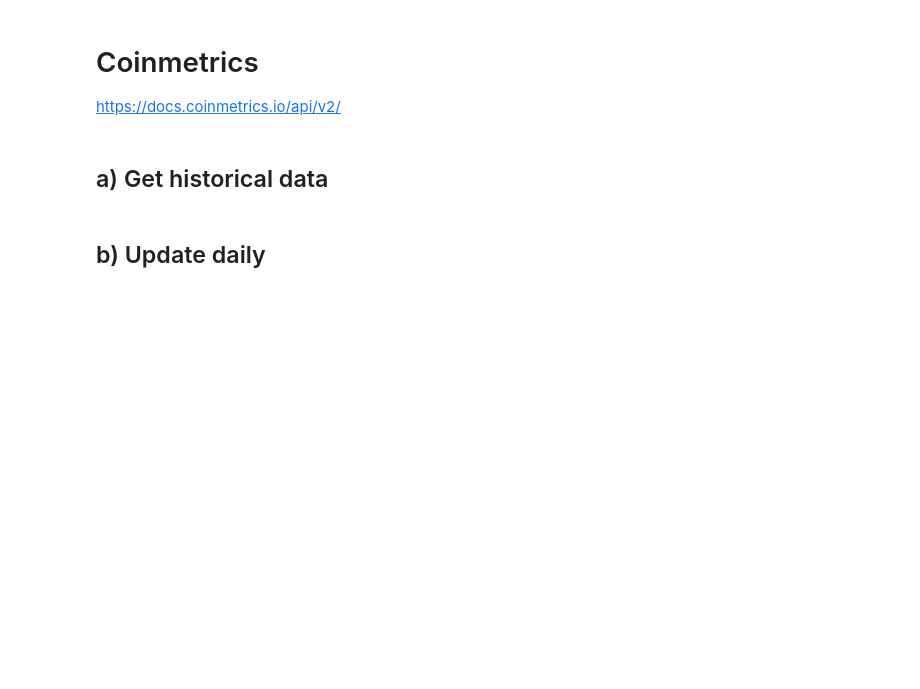
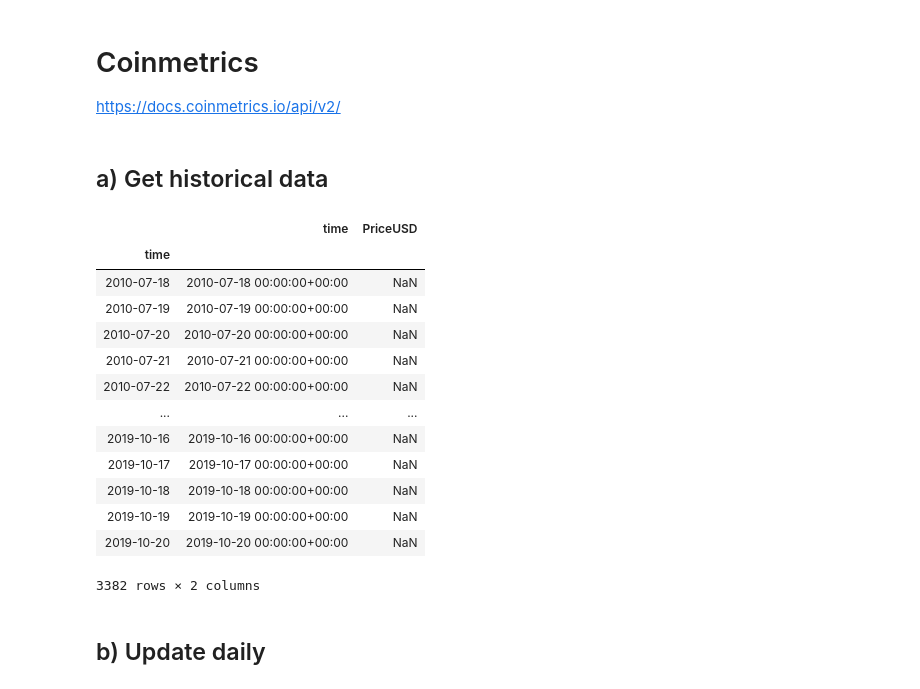
Before and after one commit to deeloon/256-ventures-data-backend, a Jupyter notebook: data_pulling.ipynb, the cells around one changed output. Cells and saved outputs as stored; diff of their text form; code cells hidden in the pictures; blank space fills up the shorter version.

```diff
--- a/data_pulling.ipynb
+++ b/data_pulling.ipynb
@@ -164,6 +164,31 @@ stats_hist_df.to_csv('data/Bitmex/stats_history.csv', mode='w', index=False)
 https://docs.coinmetrics.io/api/v2/
 # %% [markdown]
 ## a) Get historical data
+# %%
+# Get Price Data
+metrics = 'PriceUSD'
+r = requests.get('https://community-api.coinmetrics.io/v2/assets/btc/metricdata?metrics=' + metrics)
+r.raise_for_status()
+json = r.json()
+coinmetrics_df = pd.DataFrame(json['metricData']['series'], columns=['time','PriceUSD'])
+coinmetrics_df.time = pd.to_datetime(coinmetrics_df.time, dayfirst=True)
+coinmetrics_df.index = coinmetrics_df.time
+coinmetrics_df.index = coinmetrics_df.index.tz_localize(None)
+# %% [output]
+|  | time | PriceUSD |
+| time |  |  |
+| 2010-07-18 | 2010-07-18 00:00:00+00:00 | NaN |
+| 2010-07-19 | 2010-07-19 00:00:00+00:00 | NaN |
+| 2010-07-20 | 2010-07-20 00:00:00+00:00 | NaN |
+| 2010-07-21 | 2010-07-21 00:00:00+00:00 | NaN |
+| 2010-07-22 | 2010-07-22 00:00:00+00:00 | NaN |
+| ... | ... | ... |
+| 2019-10-16 | 2019-10-16 00:00:00+00:00 | NaN |
+| 2019-10-17 | 2019-10-17 00:00:00+00:00 | NaN |
+| 2019-10-18 | 2019-10-18 00:00:00+00:00 | NaN |
+| 2019-10-19 | 2019-10-19 00:00:00+00:00 | NaN |
+| 2019-10-20 | 2019-10-20 00:00:00+00:00 | NaN |
+3382 rows × 2 columns
 # %%
 # Get full data
 metrics = 'AdrActCnt,BlkCnt,BlkSizeByte,BlkSizeMeanByte,CapMVRVCur,CapMrktCurUSD,CapRealUSD,DiffMean,FeeMeanNtv,FeeMeanUSD,FeeMedNtv,FeeMedUSD,FeeTotNtv,FeeTotUSD,IssContNtv,IssContPctAnn,IssContUSD,IssTotNtv,IssTotUSD,NVTAdj,NVTAdj90,PriceBTC,PriceUSD,ROI1yr,ROI30d,SplyCur,TxCnt,TxTfrCnt,TxTfrValAdjNtv,TxTfrValAdjUSD,TxTfrValMeanNtv,TxTfrValMeanUSD,TxTfrValMedNtv,TxTfrValMedUSD,TxTfrValNtv,TxTfrValUSD,VtyDayRet180d,VtyDayRet30d,VtyDayRet60d'
```
Also changed, not shown: parts of 3 cells of this notebook, 4 other files.
